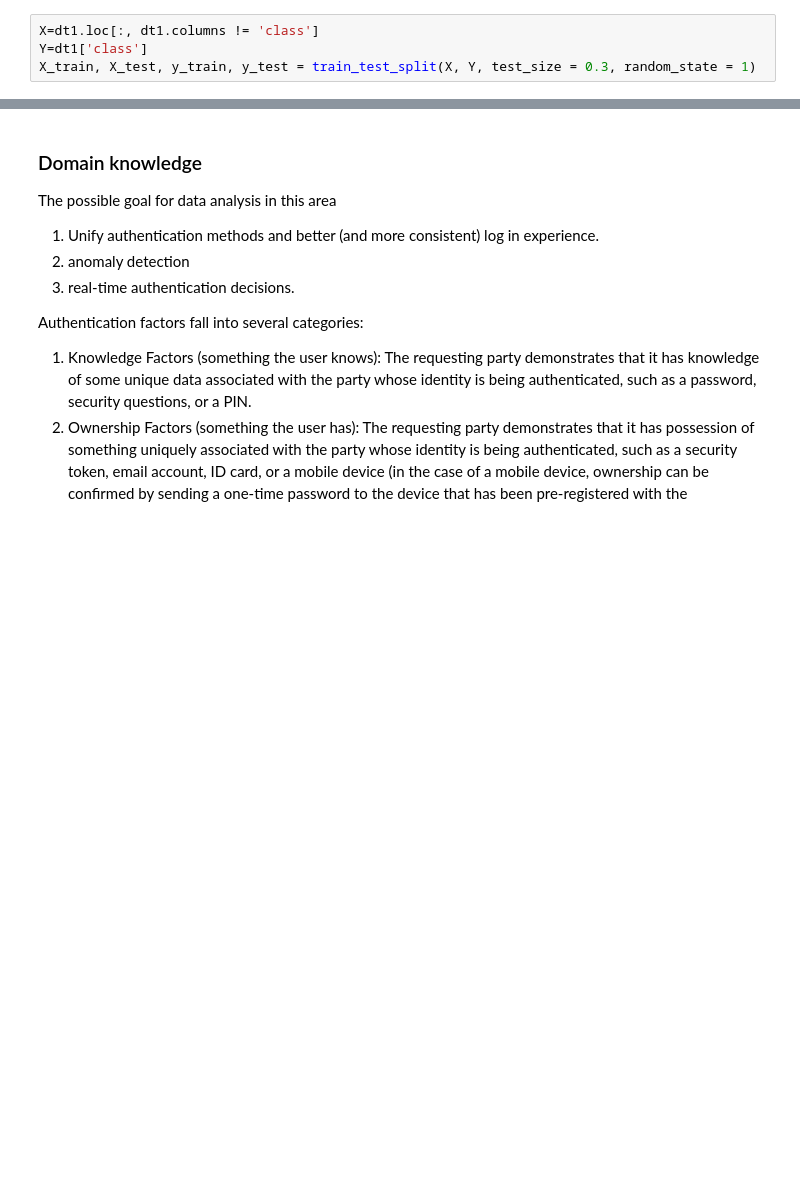
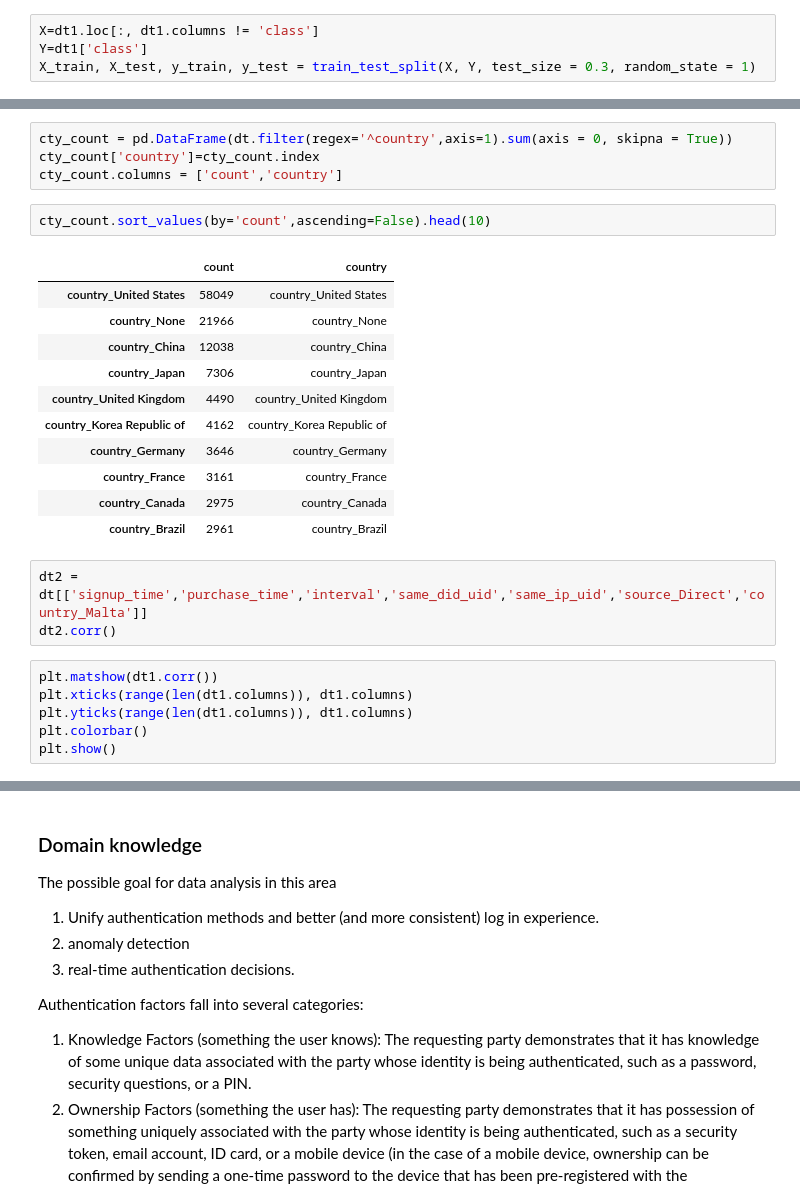
Before and after one commit to crazywiden/Leetcode_daily_submit, a Jupyter notebook: 20e/Identifying Fraudulent Activities.ipynb, the cells around one changed output, grey strips where cells are left out. Cells and saved outputs as stored; diff of their text form; blank space fills up the shorter version.

```diff
--- a/20e/Identifying Fraudulent Activities.ipynb
+++ b/20e/Identifying Fraudulent Activities.ipynb
@@ -388,0 +451,27 @@ dt.head()
+# %%
+cty_count = pd.DataFrame(dt.filter(regex='^country',axis=1).sum(axis = 0, skipna = True))
+cty_count['country']=cty_count.index
+cty_count.columns = ['count','country']
+# %%
+cty_count.sort_values(by='count',ascending=False).head(10)
+# %% [output]
+|  | count | country |
+| country_United States | 58049 | country_United States |
+| country_None | 21966 | country_None |
+| country_China | 12038 | country_China |
+| country_Japan | 7306 | country_Japan |
+| country_United Kingdom | 4490 | country_United Kingdom |
+| country_Korea Republic of | 4162 | country_Korea Republic of |
+| country_Germany | 3646 | country_Germany |
+| country_France | 3161 | country_France |
+| country_Canada | 2975 | country_Canada |
+| country_Brazil | 2961 | country_Brazil |
+# %%
+dt2 = dt[['signup_time','purchase_time','interval','same_did_uid','same_ip_uid','source_Direct','country_Malta']]
+dt2.corr()
+# %%
+plt.matshow(dt1.corr())
+plt.xticks(range(len(dt1.columns)), dt1.columns)
+plt.yticks(range(len(dt1.columns)), dt1.columns)
+plt.colorbar()
+plt.show()
```
Also changed, not shown: parts of 21 cells of this notebook.
